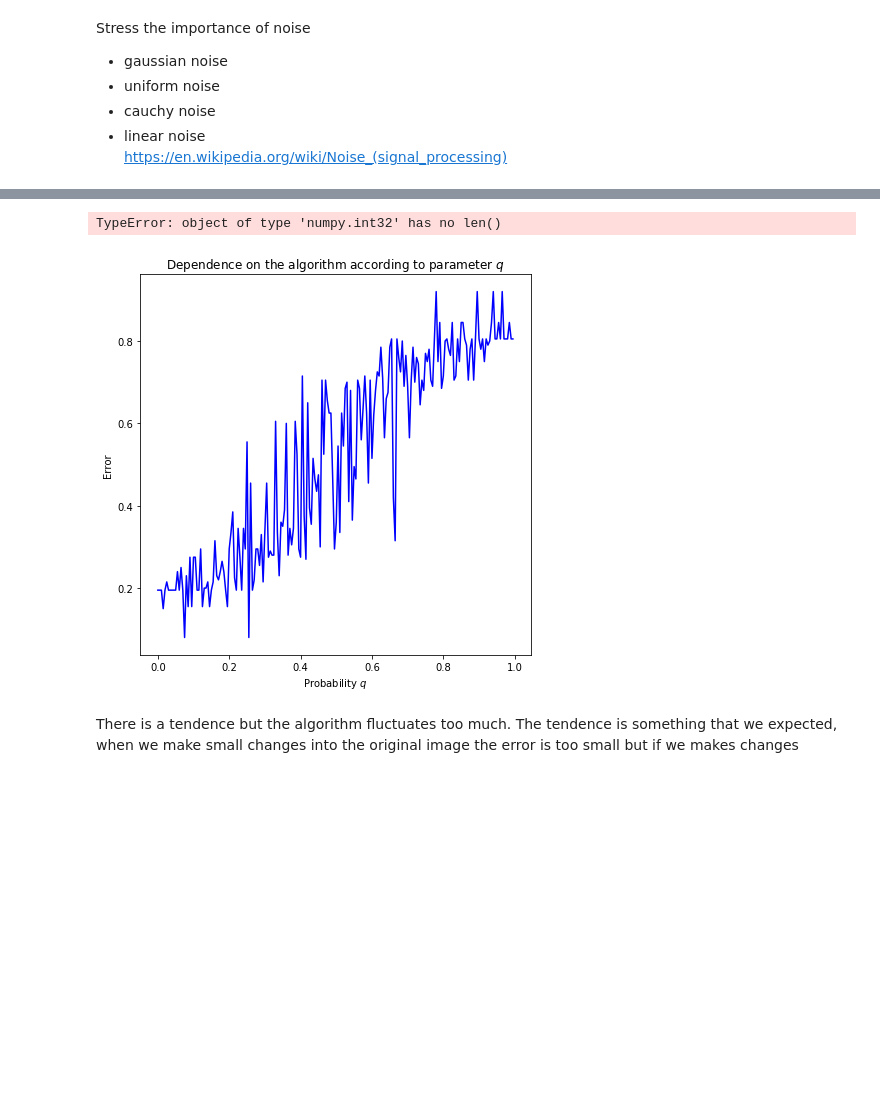
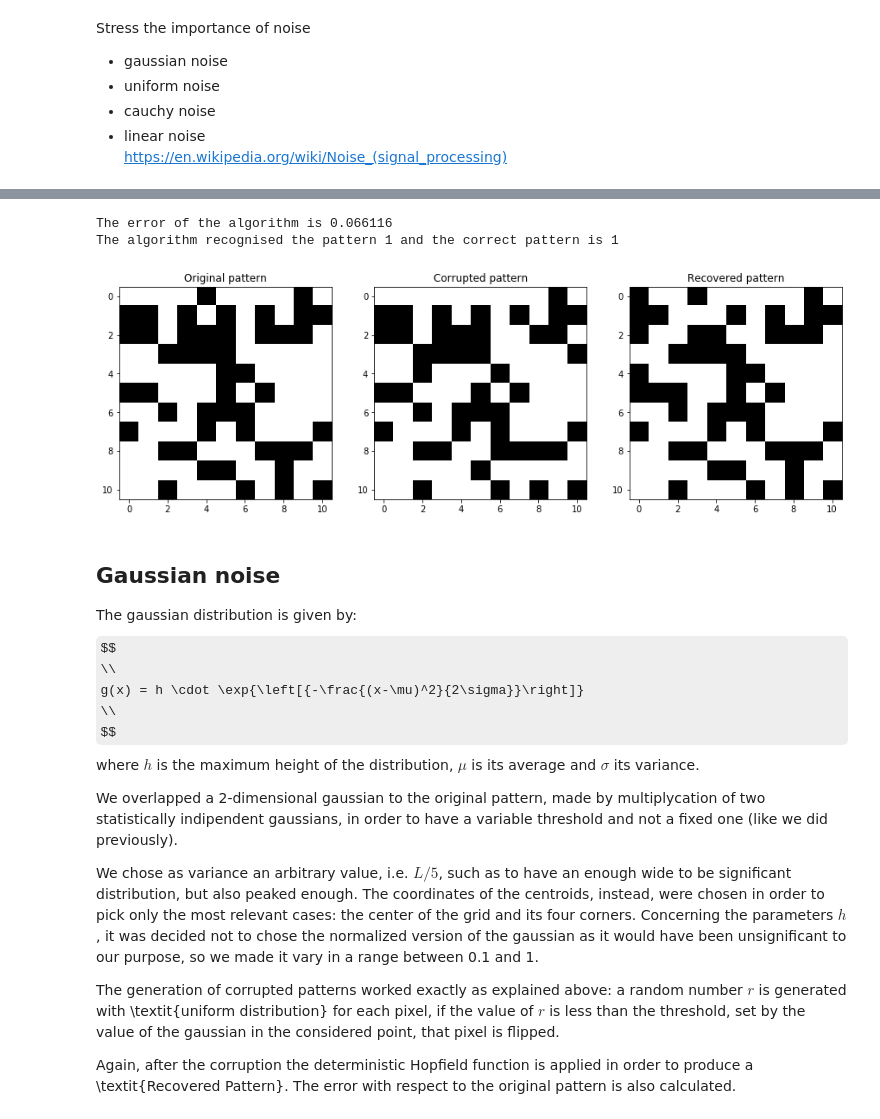
Before and after one commit to mballarin97/Hopfield-project, a Jupyter notebook: Deterministic Corruption.ipynb, the cells around one changed output, grey strips where cells are left out. Cells and saved outputs as stored; diff of their text form; code cells hidden in the pictures; some formulas as TeX source; blank space fills up the shorter version.

```diff
--- a/Deterministic Corruption.ipynb
+++ b/Deterministic Corruption.ipynb
@@ -33,7 +27,7 @@ from copy import deepcopy
 %matplotlib inline
 # %%
 # Parameters
-L = 10  # Lenght of the edge of the image
+L = 11  # Lenght of the edge of the image
 N = L**2 # Number of spins
 p = 10 # Number of patterns
 MF = 0 # Use or not the Mean Field strategy: if MF=1 uses MF, if MF = 0 only spins at
@@ -72,6 +66,10 @@ def update(sys1):
         temp = 0
         for j in range(N): #Maybe it is possible to set the cycle on J[i][j]!=0 only
             temp +=  J[i][j]*sys[j]
+        if temp == 0:
+            temp = np.random.randint(0,2)
+            if temp == 0:
+                temp = -1
         sys[i] = np.sign(temp)
     return np.sign(sys)
 
@@ -116,30 +121,32 @@ Original pattern
 # %%
 #creating corrupted random data thus corrupting xi
 def corrupt_uniform(sys, q): # q probability to flip the pixel
     sys_temp = deepcopy(sys)
     N = sys.shape[0]
     for i in range(N):
         r = np.random.rand()
         if r < q:
             sys_temp[i] *= -1
     return sys_temp
 
 idx = 1
 yi = corrupt_uniform(xi[idx],0.1)
 sys = deterministic_hopfield(yi,30)
 
 wrong_pixels = error_im(xi[idx],sys)
 assigned_pattern = assign_pattern(xi,sys)
 
 
-fig, ax = plt.subplots(1,3, figsize=(10,6))
+fig, ax = plt.subplots(1,3, figsize=(15,8))
 ax[0].set_title('Original pattern')
 ax[0].imshow(xi[idx].reshape(L,L),cmap='Greys')
 ax[1].set_title('Corrupted pattern')
 ax[1].imshow(yi.reshape(L,L),cmap='Greys')
 ax[2].set_title('Recovered pattern')
 ax[2].imshow(sys.reshape(L,L),cmap='Greys')
 print('The error of the algorithm is %f' %(wrong_pixels))
 print('The algorithm recognised the pattern %i and the correct pattern is %i' %(assigned_pattern,idx))
 # %% [output]
-TypeError: object of type 'numpy.int32' has no len()
+The error of the algorithm is 0.066116
+The algorithm recognised the pattern 1 and the correct pattern is 1
+[figure, added]
@@ -164,12 +153,19 @@ for q in probabilities:
-# %%
-#plot the results
-fig, ax1 = plt.subplots(figsize=(7, 7))
-
-ax1.plot(probabilities, error, 'b')
-ax1.set_title('Dependence on the algorithm according to parameter $q$')
-ax1.set_xlabel('Probability $q$')
-ax1.set_ylabel('Error');
-# %% [output]
-[figure, removed]
-# %% [markdown]
-There is a tendence but the algorithm fluctuates too much.  The tendence is something that we expected, when we make small changes into the original image the error is too small but if we makes changes
+# %% [markdown]
+## Gaussian noise
+
+The gaussian distribution is given by:
+$$
+\\
+g(x) = h \cdot \exp{\left[{-\frac{(x-\mu)^2}{2\sigma}}\right]}
+\\
+$$
+where $h$ is the maximum height of the distribution, $\mu$ is its average and $\sigma$ its variance.
+
+We overlapped a 2-dimensional gaussian to the original pattern, made by multiplycation of two statistically indipendent gaussians, in order to have a variable threshold and not a fixed one (like we did previously).
+
+We chose as variance an arbitrary value, i.e. $L/5$, such as to have an enough wide to be significant distribution, but also peaked enough. The coordinates of the centroids, instead, were chosen in order to pick only the most relevant cases: the center of the grid and its four corners.
+Concerning the parameters $h$, it was decided not to chose the normalized version of the gaussian as it would have been unsignificant to our purpose, so we made it vary in a range between 0.1 and 1.
+
+The generation of corrupted patterns worked exactly as explained above: a random number $r$ is generated with \textit{uniform distribution} for each pixel, if the value of $r$ is less than the threshold, set by the value of the gaussian in the considered point, that pixel is flipped.
+
+Again, after the corruption the deterministic Hopfield function is applied in order to produce a \textit{Recovered Pattern}. The error with respect to the original pattern is also calculated.
```
Also changed, not shown: parts of 13 cells of this notebook, 3 other files.
